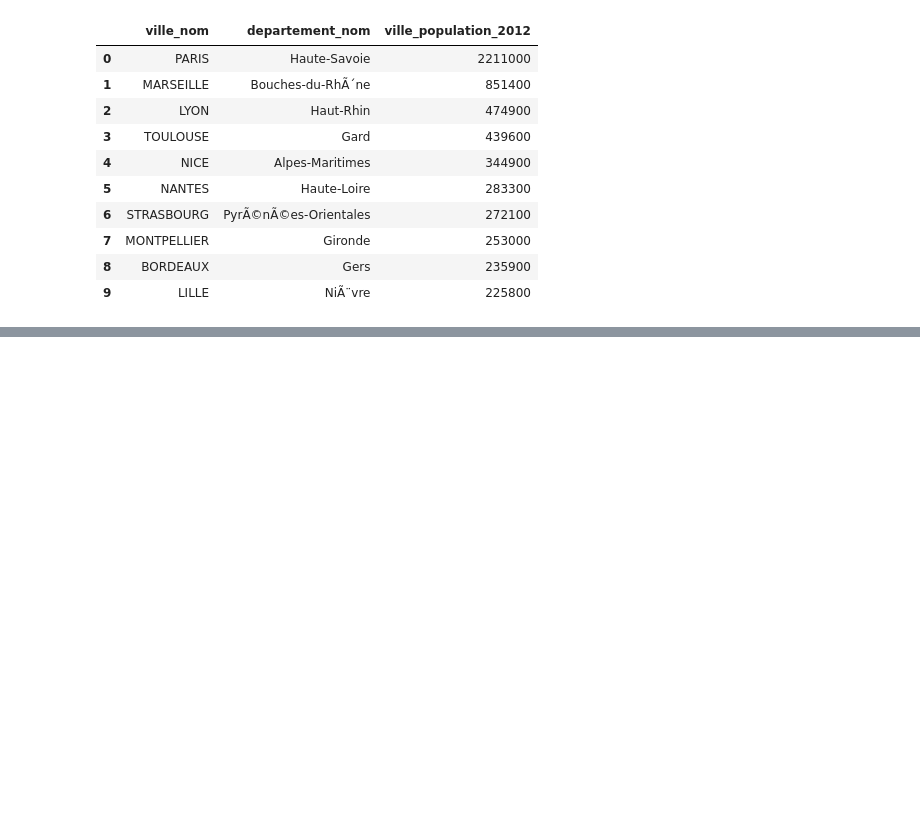
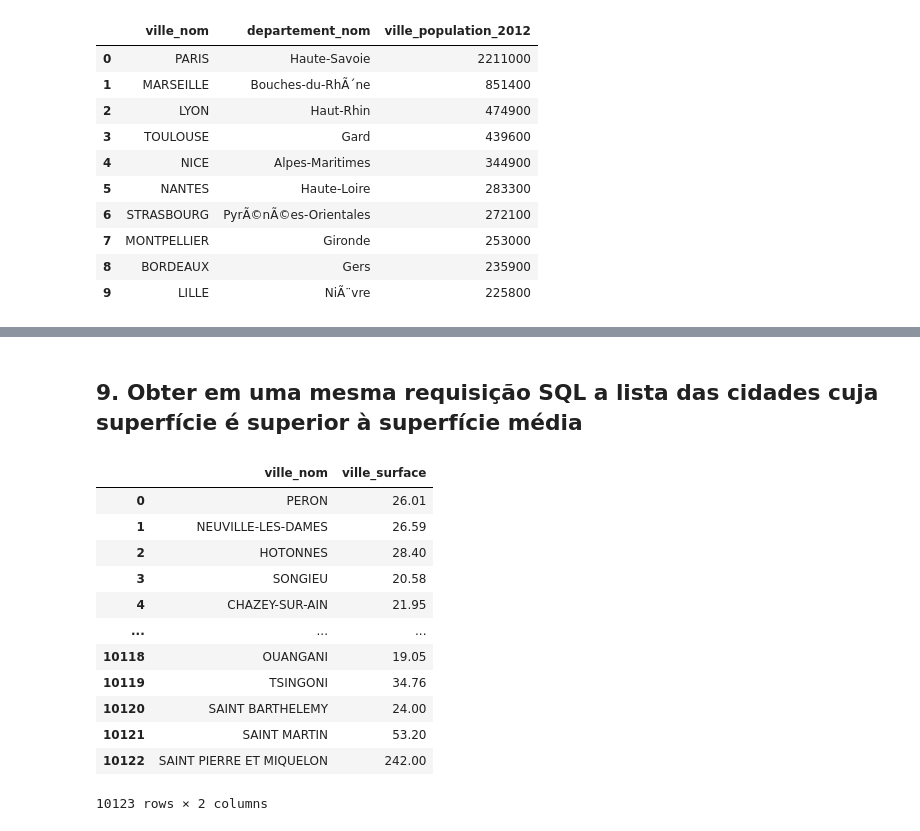
Before and after one commit to pypas/estudos-mp, a Jupyter notebook: SQL/sql.ipynb, the cells around one changed output, grey strips where cells are left out. Drawn from its saved outputs; the diff is of its cells as text; code cells hidden in the pictures; blank space fills up the shorter version.

```diff
--- a/SQL/sql.ipynb
+++ b/SQL/sql.ipynb
@@ -140,0 +234,23 @@ pd.read_sql_query(query,conn)
+# %% [markdown]
+## 9. Obter em uma mesma requisição SQL a lista das cidades cuja superfície é superior à superfície média
+# %%
+query = '''SELECT ville_nom, ville_surface
+        FROM villes_france_free
+        WHERE ville_surface > (
+        SELECT AVG(ville_surface) FROM villes_france_free
+        )'''
+pd.read_sql_query(query,conn)
+# %% [output]
+|  | ville_nom | ville_surface |
+| 0 | PERON | 26.01 |
+| 1 | NEUVILLE-LES-DAMES | 26.59 |
+| 2 | HOTONNES | 28.40 |
+| 3 | SONGIEU | 20.58 |
+| 4 | CHAZEY-SUR-AIN | 21.95 |
+| ... | ... | ... |
+| 10118 | OUANGANI | 19.05 |
+| 10119 | TSINGONI | 34.76 |
+| 10120 | SAINT BARTHELEMY | 24.00 |
+| 10121 | SAINT MARTIN | 53.20 |
+| 10122 | SAINT PIERRE ET MIQUELON | 242.00 |
+10123 rows × 2 columns
```
Also changed, not shown: parts of 21 cells of this notebook.
